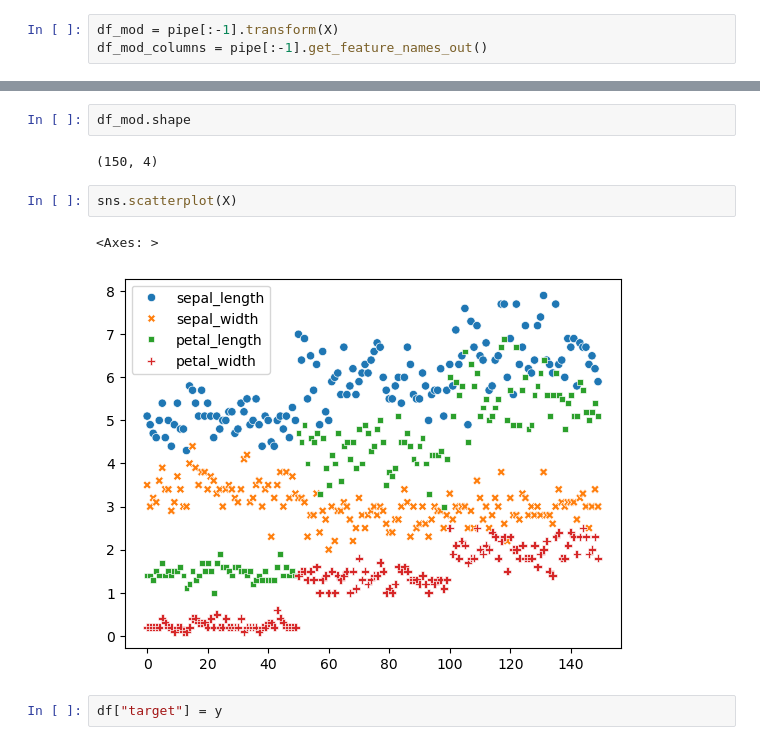
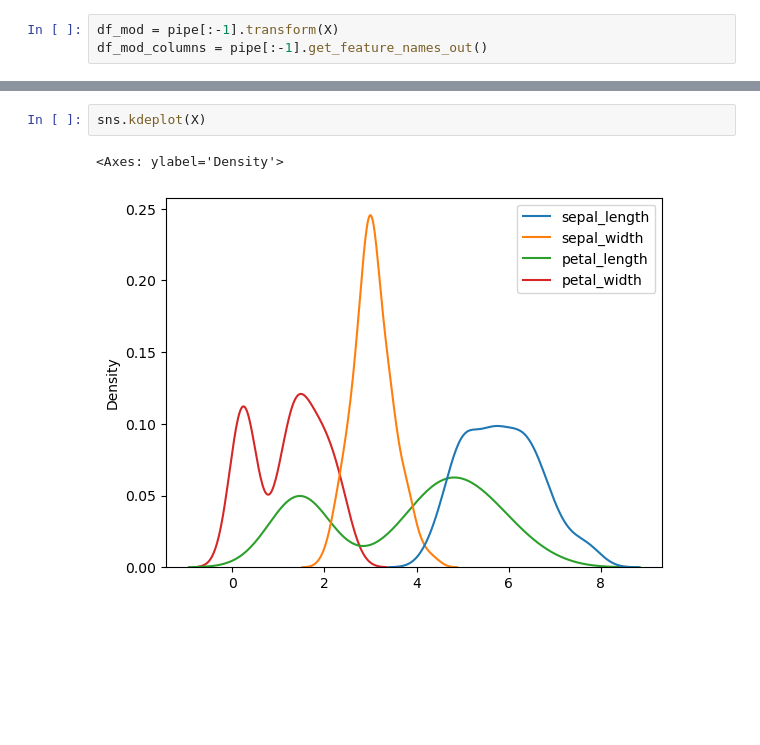
Before and after one commit to itsanishsingh/model-pipeline-fullstack, a Jupyter notebook: pipeline_creator.ipynb, the cells around one changed output, grey strips where cells are left out. Cells and saved outputs as stored; diff of their text form; blank space fills up the shorter version.

```diff
--- a/pipeline_creator.ipynb
+++ b/pipeline_creator.ipynb
@@ -58,12 +58,6 @@ df_mod.head()
-# %%
-df_mod.shape
-# %% [output]
-(150, 4)
 # %%
-sns.scatterplot(X)
+sns.kdeplot(X)
 # %% [output]
-<Axes: >
+<Axes: ylabel='Density'>
-[figure, old version]
+[figure, new version]
-# %%
-df["target"] = y
 # %%
```
Also changed, not shown: parts of 7 cells of this notebook, 5 other files.
